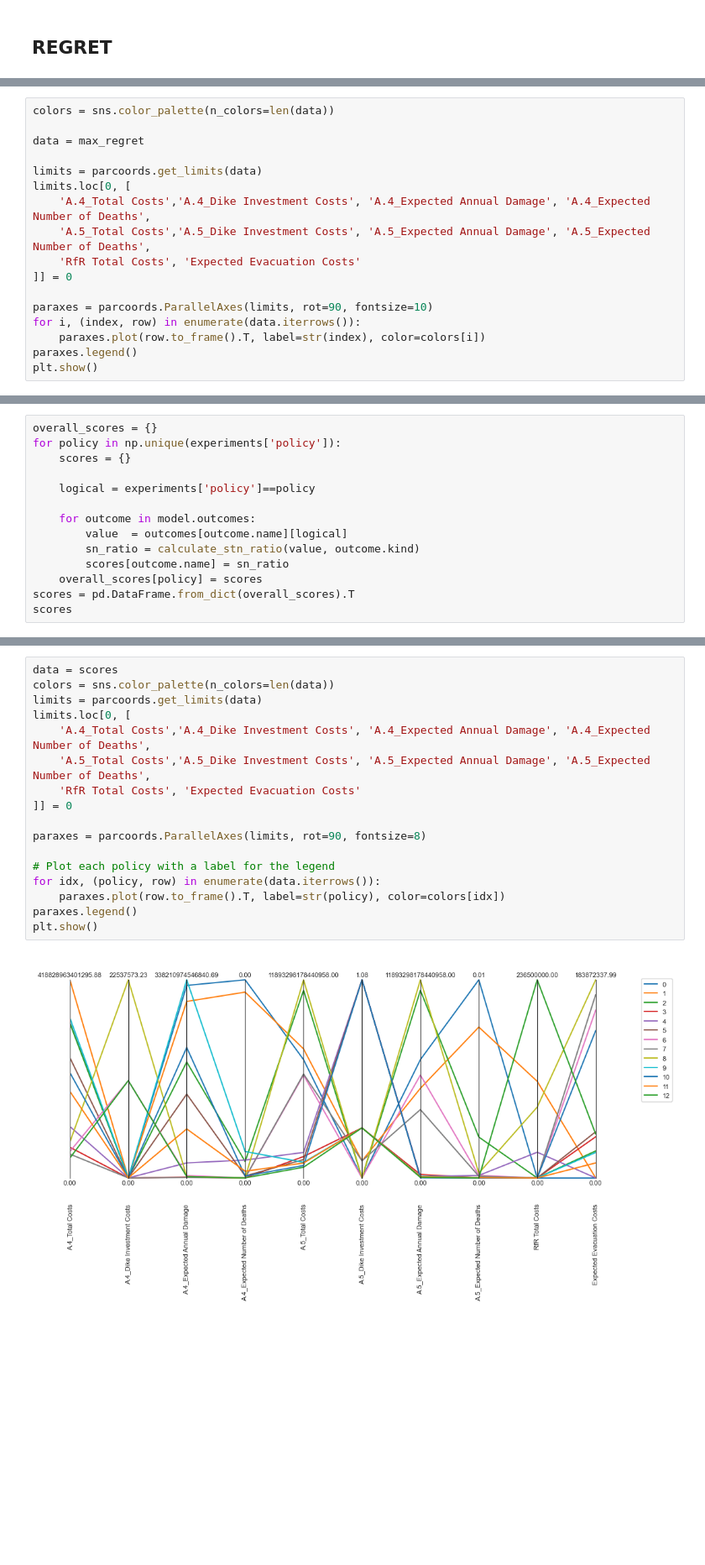
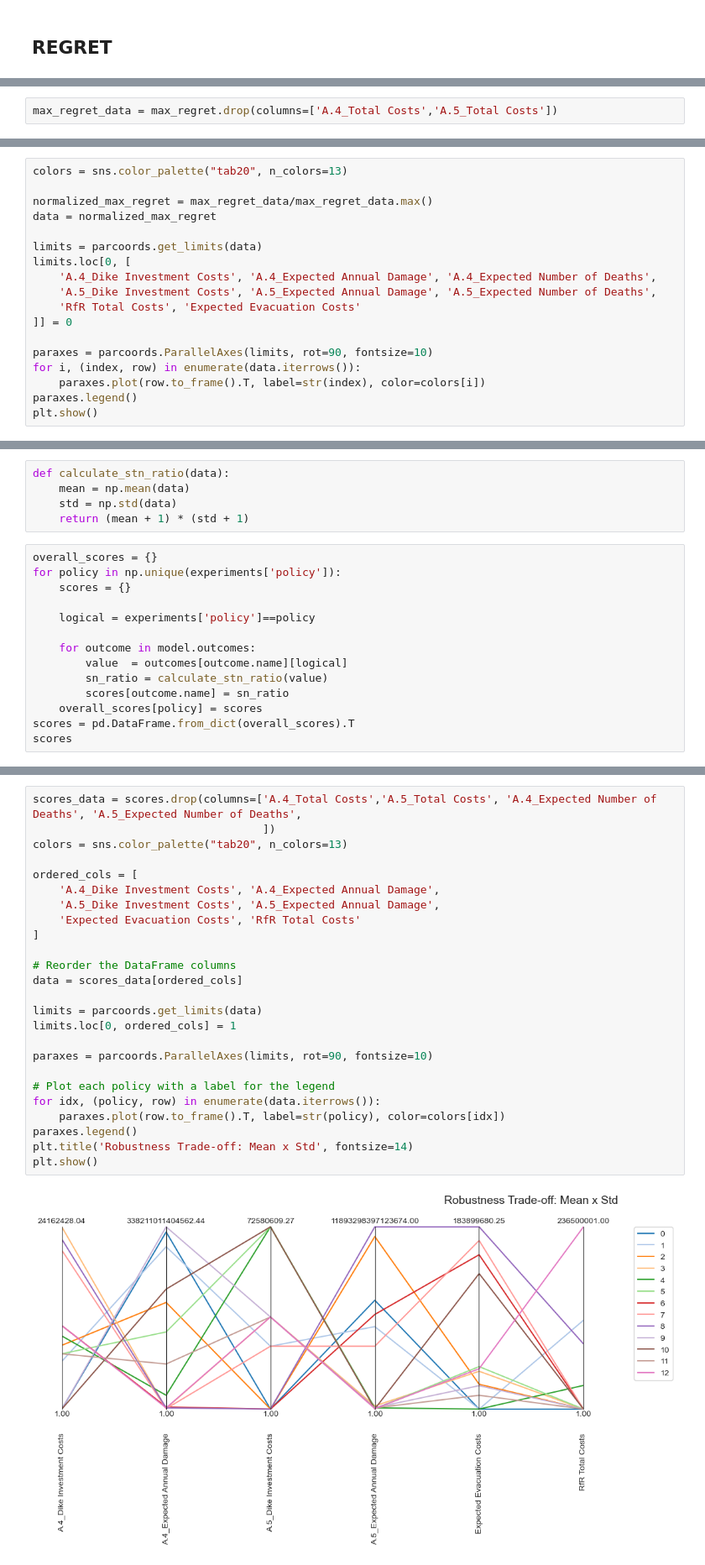
Before and after one commit to movephutthaphaiboon/epa141a-flood-policy-optimization-overijssel, a Jupyter notebook: final assignment/0_Robustness.ipynb, the cells around one changed output, grey strips where cells are left out. Shown at 84% size. Cells and saved outputs as stored; diff of their text form; blank space fills up the shorter version.

Commit message:
robustness cleaned

```diff
--- a/final assignment/0_Robustness.ipynb
+++ b/final assignment/0_Robustness.ipynb
@@ -176,0 +167,2 @@ plt.show()
+# %%
+max_regret_data = max_regret.drop(columns=['A.4_Total Costs','A.5_Total Costs'])
@@ -177,12 +187,13 @@ plt.show()
 # %%
-colors = sns.color_palette(n_colors=len(data))
+colors = sns.color_palette("tab20", n_colors=13)
 
-data = max_regret
+normalized_max_regret = max_regret_data/max_regret_data.max()
+data = normalized_max_regret
 
 limits = parcoords.get_limits(data)
 limits.loc[0, [
-    'A.4_Total Costs','A.4_Dike Investment Costs', 'A.4_Expected Annual Damage', 'A.4_Expected Number of Deaths',
-    'A.5_Total Costs','A.5_Dike Investment Costs', 'A.5_Expected Annual Damage', 'A.5_Expected Number of Deaths',
+    'A.4_Dike Investment Costs', 'A.4_Expected Annual Damage', 'A.4_Expected Number of Deaths',
+    'A.5_Dike Investment Costs', 'A.5_Expected Annual Damage', 'A.5_Expected Number of Deaths',
     'RfR Total Costs', 'Expected Evacuation Costs'
 ]] = 0
 
@@ -234,3 +314,8 @@ plt.show()
+# %%
+def calculate_stn_ratio(data):
+    mean = np.mean(data)
+    std = np.std(data)
+    return (mean + 1) * (std + 1)
 # %%
 overall_scores = {}
 for policy in np.unique(experiments['policy']):
@@ -240,7 +325,7 @@ for policy in np.unique(experiments['policy']):
 
     for outcome in model.outcomes:
         value  = outcomes[outcome.name][logical]
-        sn_ratio = calculate_stn_ratio(value, outcome.kind)
+        sn_ratio = calculate_stn_ratio(value)
         scores[outcome.name] = sn_ratio
     overall_scores[policy] = scores
 scores = pd.DataFrame.from_dict(overall_scores).T
@@ -263,19 +348,27 @@ scores
 # %%
-data = scores
-colors = sns.color_palette(n_colors=len(data))
+scores_data = scores.drop(columns=['A.4_Total Costs','A.5_Total Costs', 'A.4_Expected Number of Deaths', 'A.5_Expected Number of Deaths',
+                                   ])
+colors = sns.color_palette("tab20", n_colors=13)
+
+ordered_cols = [
+    'A.4_Dike Investment Costs', 'A.4_Expected Annual Damage',
+    'A.5_Dike Investment Costs', 'A.5_Expected Annual Damage',
+    'Expected Evacuation Costs', 'RfR Total Costs'
+]
+
+# Reorder the DataFrame columns
+data = scores_data[ordered_cols]
+
 limits = parcoords.get_limits(data)
-limits.loc[0, [
-    'A.4_Total Costs','A.4_Dike Investment Costs', 'A.4_Expected Annual Damage', 'A.4_Expected Number of Deaths',
-    'A.5_Total Costs','A.5_Dike Investment Costs', 'A.5_Expected Annual Damage', 'A.5_Expected Number of Deaths',
-    'RfR Total Costs', 'Expected Evacuation Costs'
-]] = 0
+limits.loc[0, ordered_cols] = 1
 
-paraxes = parcoords.ParallelAxes(limits, rot=90, fontsize=8)
+paraxes = parcoords.ParallelAxes(limits, rot=90, fontsize=10)
 
 # Plot each policy with a label for the legend
 for idx, (policy, row) in enumerate(data.iterrows()):
     paraxes.plot(row.to_frame().T, label=str(policy), color=colors[idx])
 paraxes.legend()
+plt.title('Robustness Trade-off: Mean x Std', fontsize=14)
 plt.show()
 # %% [output]
-[figure, old version]
+[figure, new version]
```
Also changed, not shown: parts of 25 cells of this notebook, 5 other files.
